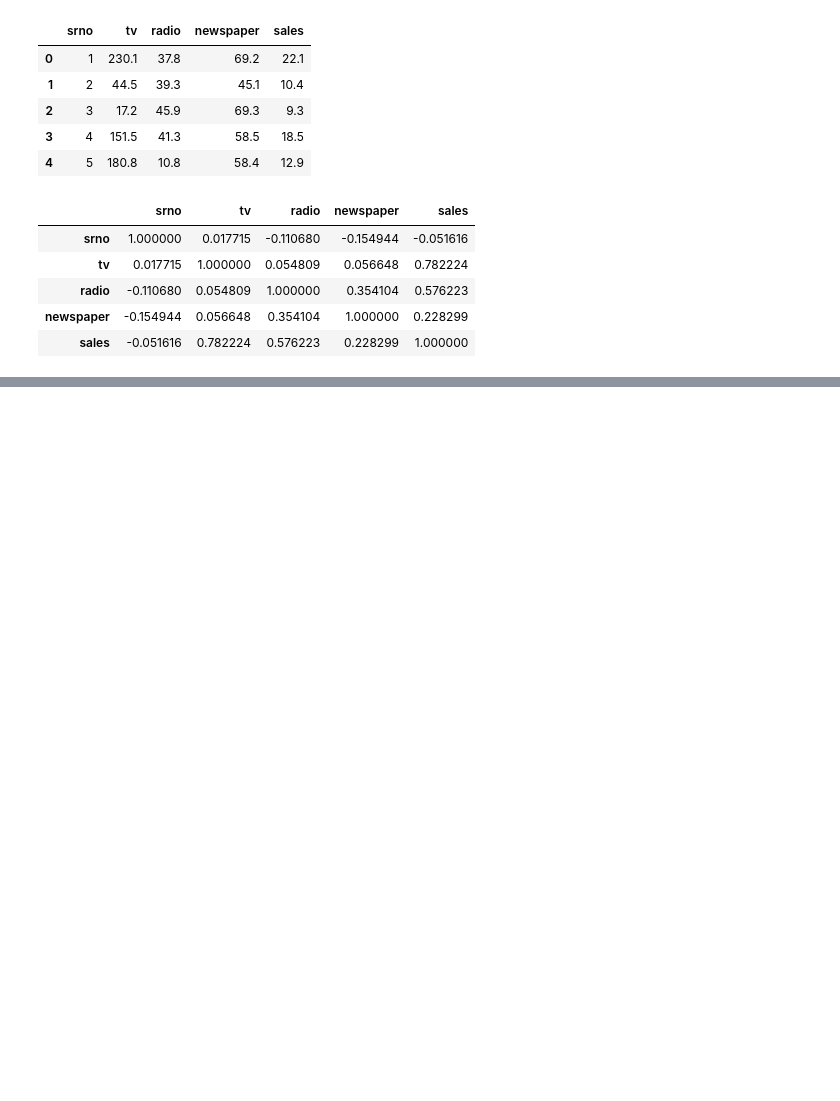
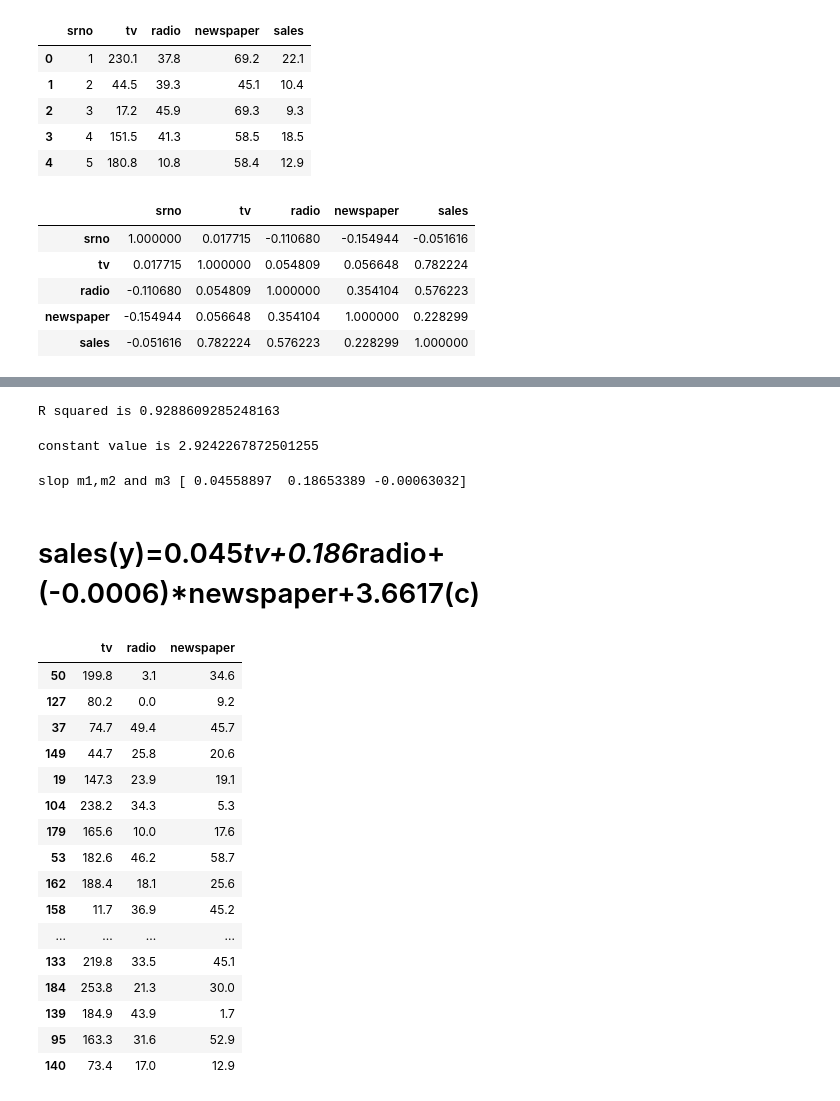
Before and after one commit to nirajjadav/LinearrReg, a Jupyter notebook: case study first.ipynb, the cells around one changed output, grey strips where cells are left out. Saved outputs shown, nothing was run; the diff lists cells and outputs as text; code cells hidden in the pictures; blank space fills up the shorter version.

```diff
--- a/case study first.ipynb
+++ b/case study first.ipynb
@@ -120,0 +248,3 @@ datatv.v.plot(kind="bar")
+# %%
+x=data.drop(["srno","sales"],axis=1)
+x
@@ -120,0 +265,3 @@ datatv.v.plot(kind="bar")
+# %%
+y=data["sales"]
+y
@@ -120,0 +283,6 @@ datatv.v.plot(kind="bar")
+# %%
+x_train,x_test,y_train,y_test=train_test_split(x,y,test_size=0.2,random_state=123,shuffle=True)
+print(f"x training {x_train.shape}")
+print(f"y training {y_train.shape}")
+print(f"x testinging {x_test.shape}")
+print(f"y testinging {y_test.shape}")
@@ -120,0 +338,16 @@ datatv.v.plot(kind="bar")
+# %%
+r_squared=r2_score(y_test,y_pred)
+print(f"R squared is {r_squared}")
+# %% [output]
+R squared is 0.9288609285248163
+# %%
+#y=mx+c c=constant
+print(f"constant value is {model_lr.intercept_}")
+# %% [output]
+constant value is 2.9242267872501255
+# %%
+print(f"slop m1,m2 and m3 {model_lr.coef_}")
+# %% [output]
+slop m1,m2 and m3 [ 0.04558897  0.18653389 -0.00063032]
+# %% [markdown]
+# sales(y)=0.045*tv+0.186*radio+(-0.0006)*newspaper+3.6617(c)
@@ -120,0 +357,20 @@ datatv.v.plot(kind="bar")
+# %%
+x_test
+# %% [output]
+|  | tv | radio | newspaper |
+| 50 | 199.8 | 3.1 | 34.6 |
+| 127 | 80.2 | 0.0 | 9.2 |
+| 37 | 74.7 | 49.4 | 45.7 |
+| 149 | 44.7 | 25.8 | 20.6 |
+| 19 | 147.3 | 23.9 | 19.1 |
+| 104 | 238.2 | 34.3 | 5.3 |
+| 179 | 165.6 | 10.0 | 17.6 |
+| 53 | 182.6 | 46.2 | 58.7 |
+| 162 | 188.4 | 18.1 | 25.6 |
+| 158 | 11.7 | 36.9 | 45.2 |
+| ... | ... | ... | ... |
+| 133 | 219.8 | 33.5 | 45.1 |
+| 184 | 253.8 | 21.3 | 30.0 |
+| 139 | 184.9 | 43.9 | 1.7 |
+| 95 | 163.3 | 31.6 | 52.9 |
+| 140 | 73.4 | 17.0 | 12.9 |
```
Also changed, not shown: parts of 34 cells of this notebook.
